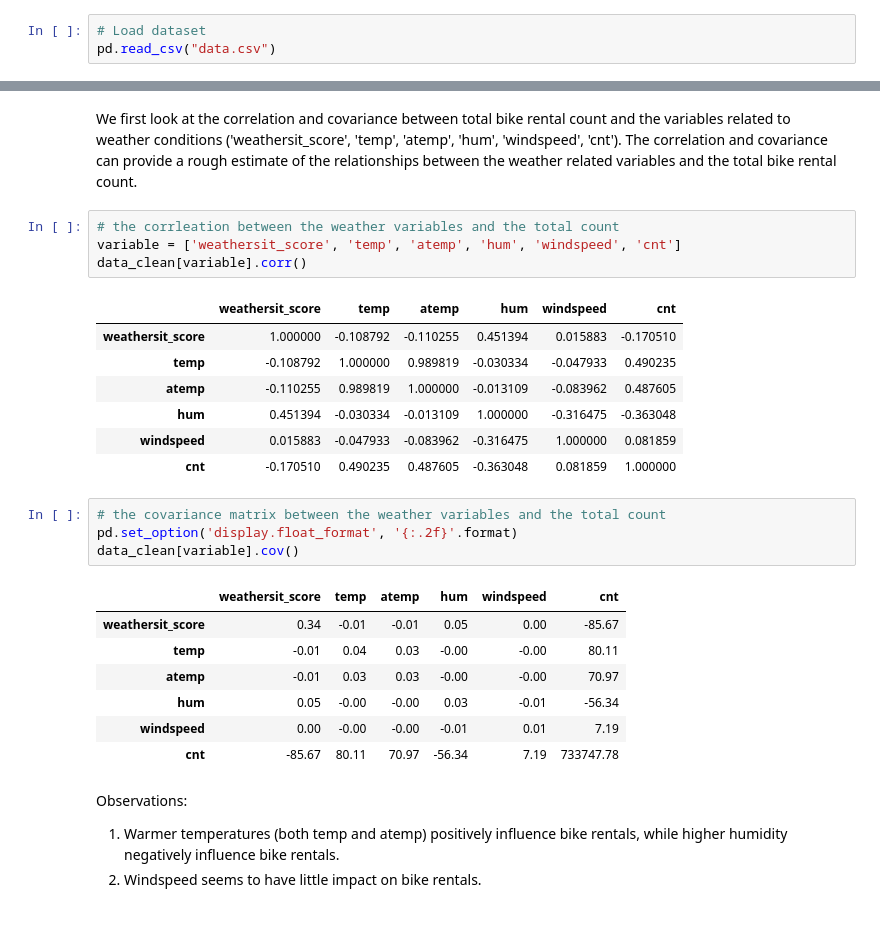
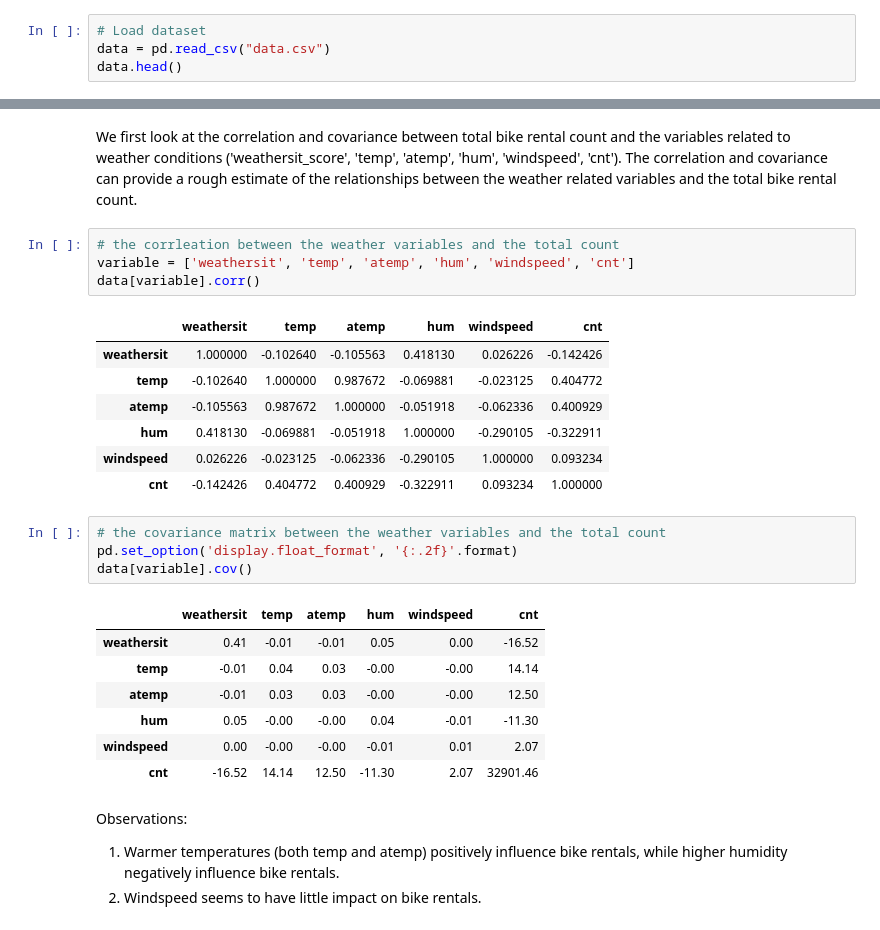
Before and after one commit to victorialiu7/info2950-final-proj, a Jupyter notebook: Info2950 Phase 4.ipynb, the cells around one changed output, grey strips where cells are left out. Drawn from its saved outputs; the diff is of its cells as text.

```diff
--- a/Info2950 Phase 4.ipynb
+++ b/Info2950 Phase 4.ipynb
@@ -23,4 +23,5 @@ from statsmodels.formula.api import ols
 from statsmodels.stats.multicomp import pairwise_tukeyhsd
 # %%
 # Load dataset
-pd.read_csv("data.csv")
+data = pd.read_csv("data.csv")
+data.head()
@@ -105,28 +113,28 @@ Analysis: We will run a linear regression with workingday status as a dummy vari
 We first look at the correlation and covariance between total bike rental count and the variables related to weather conditions ('weathersit_score', 'temp', 'atemp', 'hum', 'windspeed', 'cnt'). The correlation and covariance can provide a rough estimate of the relationships between the weather related variables and the total bike rental count.
 # %%
 # the corrleation between the weather variables and the total count
-variable = ['weathersit_score', 'temp', 'atemp', 'hum', 'windspeed', 'cnt']
-data_clean[variable].corr()
+variable = ['weathersit', 'temp', 'atemp', 'hum', 'windspeed', 'cnt']
+data[variable].corr()
 # %% [output]
-|  | weathersit_score | temp | atemp | hum | windspeed | cnt |
-| weathersit_score | 1.000000 | -0.108792 | -0.110255 | 0.451394 | 0.015883 | -0.170510 |
-| temp | -0.108792 | 1.000000 | 0.989819 | -0.030334 | -0.047933 | 0.490235 |
-| atemp | -0.110255 | 0.989819 | 1.000000 | -0.013109 | -0.083962 | 0.487605 |
-| hum | 0.451394 | -0.030334 | -0.013109 | 1.000000 | -0.316475 | -0.363048 |
-| windspeed | 0.015883 | -0.047933 | -0.083962 | -0.316475 | 1.000000 | 0.081859 |
-| cnt | -0.170510 | 0.490235 | 0.487605 | -0.363048 | 0.081859 | 1.000000 |
+|  | weathersit | temp | atemp | hum | windspeed | cnt |
+| weathersit | 1.000000 | -0.102640 | -0.105563 | 0.418130 | 0.026226 | -0.142426 |
+| temp | -0.102640 | 1.000000 | 0.987672 | -0.069881 | -0.023125 | 0.404772 |
+| atemp | -0.105563 | 0.987672 | 1.000000 | -0.051918 | -0.062336 | 0.400929 |
+| hum | 0.418130 | -0.069881 | -0.051918 | 1.000000 | -0.290105 | -0.322911 |
+| windspeed | 0.026226 | -0.023125 | -0.062336 | -0.290105 | 1.000000 | 0.093234 |
+| cnt | -0.142426 | 0.404772 | 0.400929 | -0.322911 | 0.093234 | 1.000000 |
 # %%
 # the covariance matrix between the weather variables and the total count
 pd.set_option('display.float_format', '{:.2f}'.format)
-data_clean[variable].cov()
+data[variable].cov()
 # %% [output]
-|  | weathersit_score | temp | atemp | hum | windspeed | cnt |
-| weathersit_score | 0.34 | -0.01 | -0.01 | 0.05 | 0.00 | -85.67 |
-| temp | -0.01 | 0.04 | 0.03 | -0.00 | -0.00 | 80.11 |
-| atemp | -0.01 | 0.03 | 0.03 | -0.00 | -0.00 | 70.97 |
-| hum | 0.05 | -0.00 | -0.00 | 0.03 | -0.01 | -56.34 |
-| windspeed | 0.00 | -0.00 | -0.00 | -0.01 | 0.01 | 7.19 |
-| cnt | -85.67 | 80.11 | 70.97 | -56.34 | 7.19 | 733747.78 |
+|  | weathersit | temp | atemp | hum | windspeed | cnt |
+| weathersit | 0.41 | -0.01 | -0.01 | 0.05 | 0.00 | -16.52 |
+| temp | -0.01 | 0.04 | 0.03 | -0.00 | -0.00 | 14.14 |
+| atemp | -0.01 | 0.03 | 0.03 | -0.00 | -0.00 | 12.50 |
+| hum | 0.05 | -0.00 | -0.00 | 0.04 | -0.01 | -11.30 |
+| windspeed | 0.00 | -0.00 | -0.00 | -0.01 | 0.01 | 2.07 |
+| cnt | -16.52 | 14.14 | 12.50 | -11.30 | 2.07 | 32901.46 |
 # %% [markdown]
 Observations:
 1. Warmer temperatures (both temp and atemp) positively influence bike rentals, while higher humidity negatively influence bike rentals.
```
Also changed, not shown: parts of 30 cells of this notebook.
